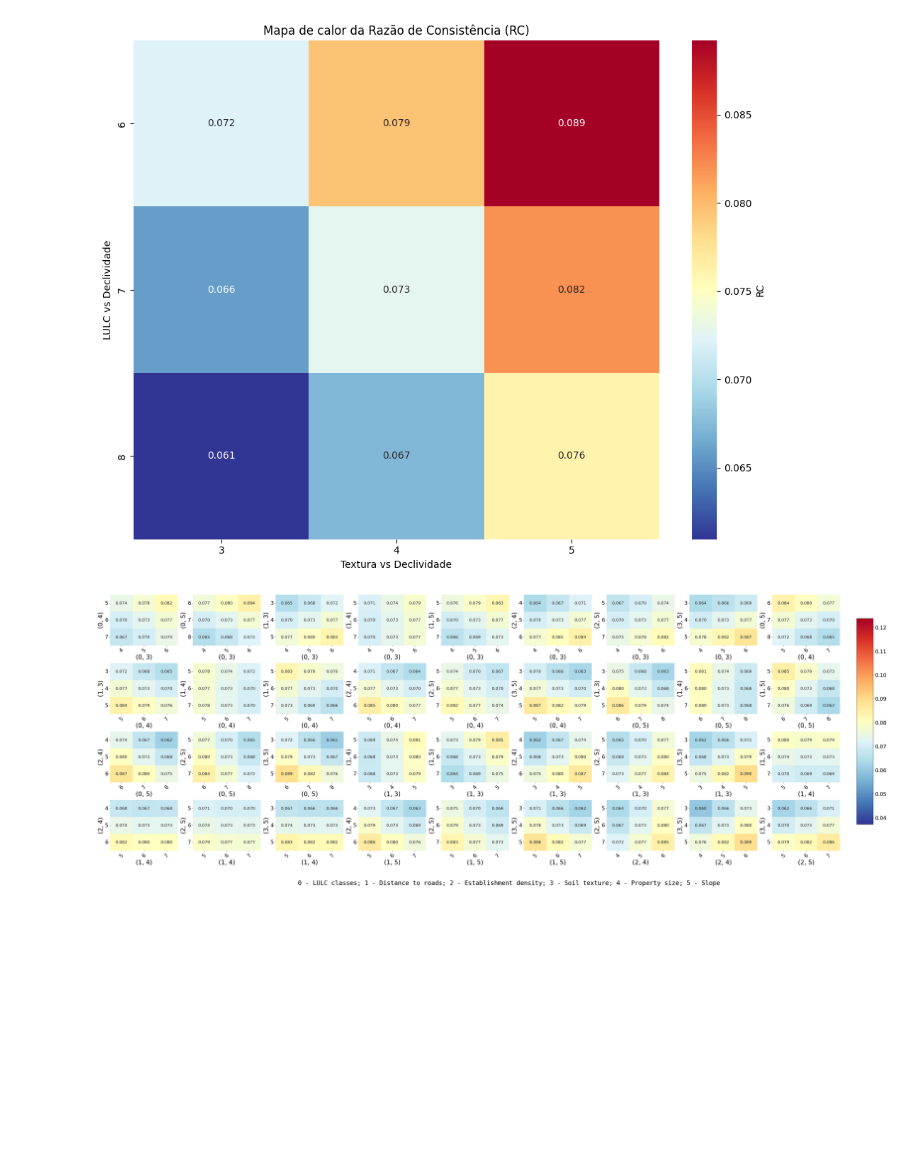
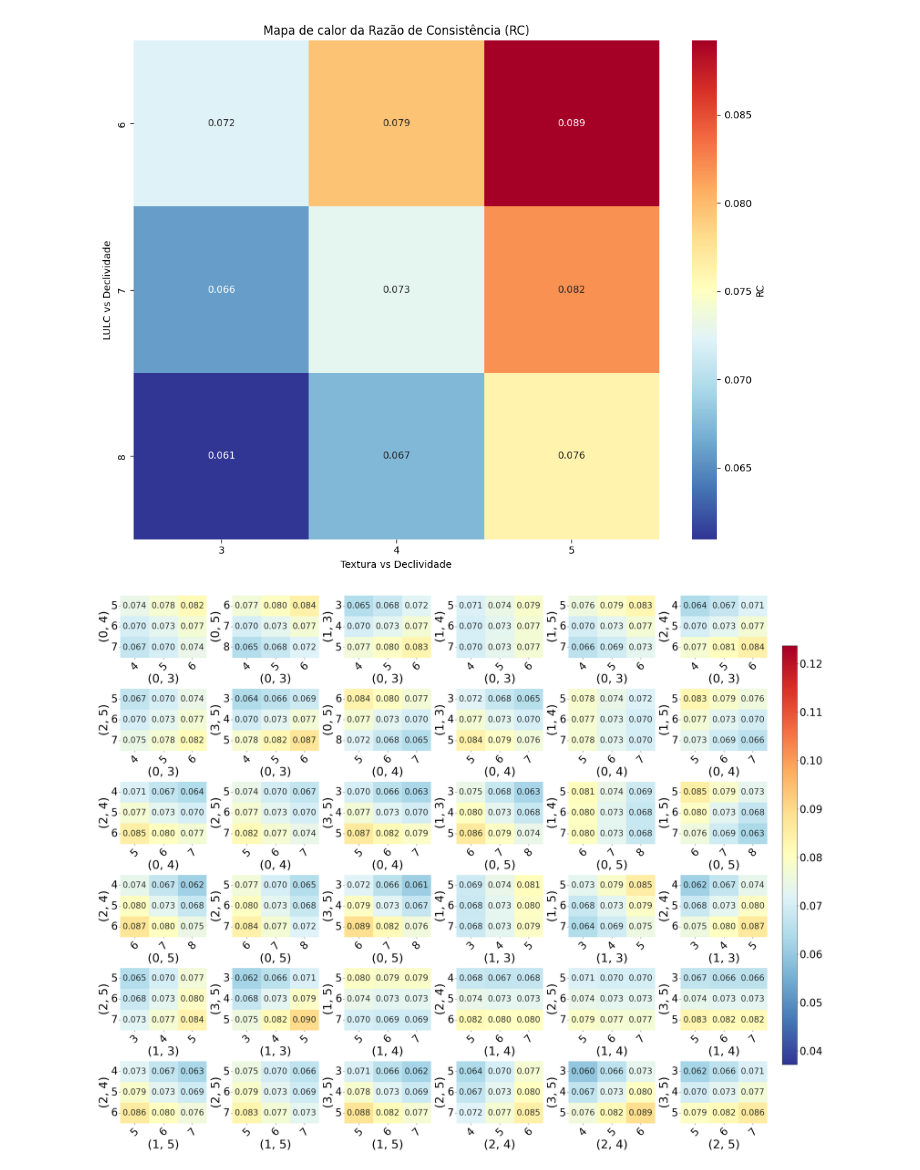
Before and after one commit to ctotti/INPE_Disciplinas, a Jupyter notebook: Masters_Thesis/AHP/Matriz_Comparacao_Pareada.ipynb, the cells around one changed output. Saved outputs shown, nothing was run; the diff lists cells and outputs as text; code cells hidden in the pictures; blank space fills up the shorter version.

```diff
--- a/Masters_Thesis/AHP/Matriz_Comparacao_Pareada.ipynb
+++ b/Masters_Thesis/AHP/Matriz_Comparacao_Pareada.ipynb
@@ -276,6 +276,7 @@ plt.show()
 [figure]
 # %%
 import matplotlib.pyplot as plt
+from matplotlib.ticker import FormatStrFormatter
 import seaborn as sns
 import pandas as pd
 import numpy as np
@@ -313,7 +314,7 @@ vmax = df_heatmap["RC"].max()
 
 # Layout
 n = len(heatmaps)
-cols = 9
+cols = 6
 rows = int(np.ceil(n / cols))
 fig, axes = plt.subplots(rows, cols, figsize=(5 * cols, 4 * rows))
 axes = axes.flatten()
@@ -325,45 +326,47 @@ for ax, (nome_x, nome_y, pivot) in zip(axes, heatmaps):
         cmap="RdYlBu_r",
         vmin=vmin,
         vmax=vmax,
-        annot=True,               # ✅ Ativa os valores nas células
-        fmt=".3f",                # ✅ Três casas decimais
-        annot_kws={"size": 16},   # ✅ Tamanho da fonte nos valores
-        cbar=False                # ✅ Desativa a barra de cor
+        annot=True,                                        # ✅ Ativa os valores nas células
+        fmt=".3f",                                         # ✅ Três casas decimais
+        annot_kws={"size": 24, "color": (0, 0, 0, 0.8)},   # ✅ Tamanho da fonte nos valores
+        cbar=False                                          # ✅ Desativa a barra de cor
 )
 
 
     ax.set_xticklabels([str(label) for label in pivot.columns], rotation=45)
     ax.set_yticklabels([str(label) for label in pivot.index], rotation=0)
-    ax.set_xlabel(nome_x, fontsize=24)
-    ax.set_ylabel(nome_y, fontsize=24)
-    ax.tick_params(axis='both', labelsize=20)
+    ax.set_xlabel(nome_x, fontsize=34)
+    ax.set_ylabel(nome_y, fontsize=34)
+    ax.tick_params(axis='both', labelsize=30)
 
 for ax in axes[n:]:
     ax.axis('off')
 
 # Ajustes de layout e colorbar global
 plt.tight_layout(rect=[0, 0, 0.9, 0.94])
 plt.subplots_adjust(right=0.9)
 
 # Adiciona colorbar unificada
 cbar_ax = fig.add_axes([0.92, 0.15, 0.02, 0.7])
 norm = plt.Normalize(vmin=vmin, vmax=vmax)
 sm = plt.cm.ScalarMappable(cmap="RdYlBu_r", norm=norm)
 sm.set_array([])
 cbar = fig.colorbar(sm, cax=cbar_ax)
-cbar.ax.tick_params(labelsize=20)
+cbar.ax.tick_params(labelsize=30)
+cbar.ax.yaxis.set_major_formatter(FormatStrFormatter('%.2f'))
 # cbar.set_label("Consistency Ratio (RC)", fontsize=18)
 
-# Adiciona legenda explicativa das variáveis
-legenda_texto = "0 - LULC classes; 1 - Distance to roads; 2 - Establishment density; 3 - Soil texture; 4 - Property size; 5 - Slope"
-fig.text(0.5, -0.04, legenda_texto, ha='center', va='top', fontsize=24, family='monospace')
+# # Adiciona legenda explicativa das variáveis
+# legenda_texto = "0 - LULC classes; 1 - Distance to roads; 2 - Establishment density; 3 - Soil texture; 4 - Property size; 5 - Slope"
+# fig.text(0.5, -0.04, legenda_texto, ha='center', va='top', fontsize=34, family='monospace')
+# # fig.text(0.5, -0.04, legenda_texto, ha='left', va='center', rotation=90, fontsize=34, family='monospace')
 
 # Título geral
 # plt.suptitle("Heatmaps of RC by Pairwise Factor Combinations", fontsize=18)
 
 # Salvar imagem no drive
-# plt.savefig("ConsistencyRatio_CR_SensibilityAnalysis.png", dpi=300, bbox_inches='tight')
+plt.savefig("ConsistencyRatio_CR_SensibilityAnalysis_6col.png", dpi=300, bbox_inches='tight')
 
 plt.show()
 # %% [output]
-[figure, old version]
+[figure, new version]
```
Also changed, not shown: parts of 3 cells of this notebook.
